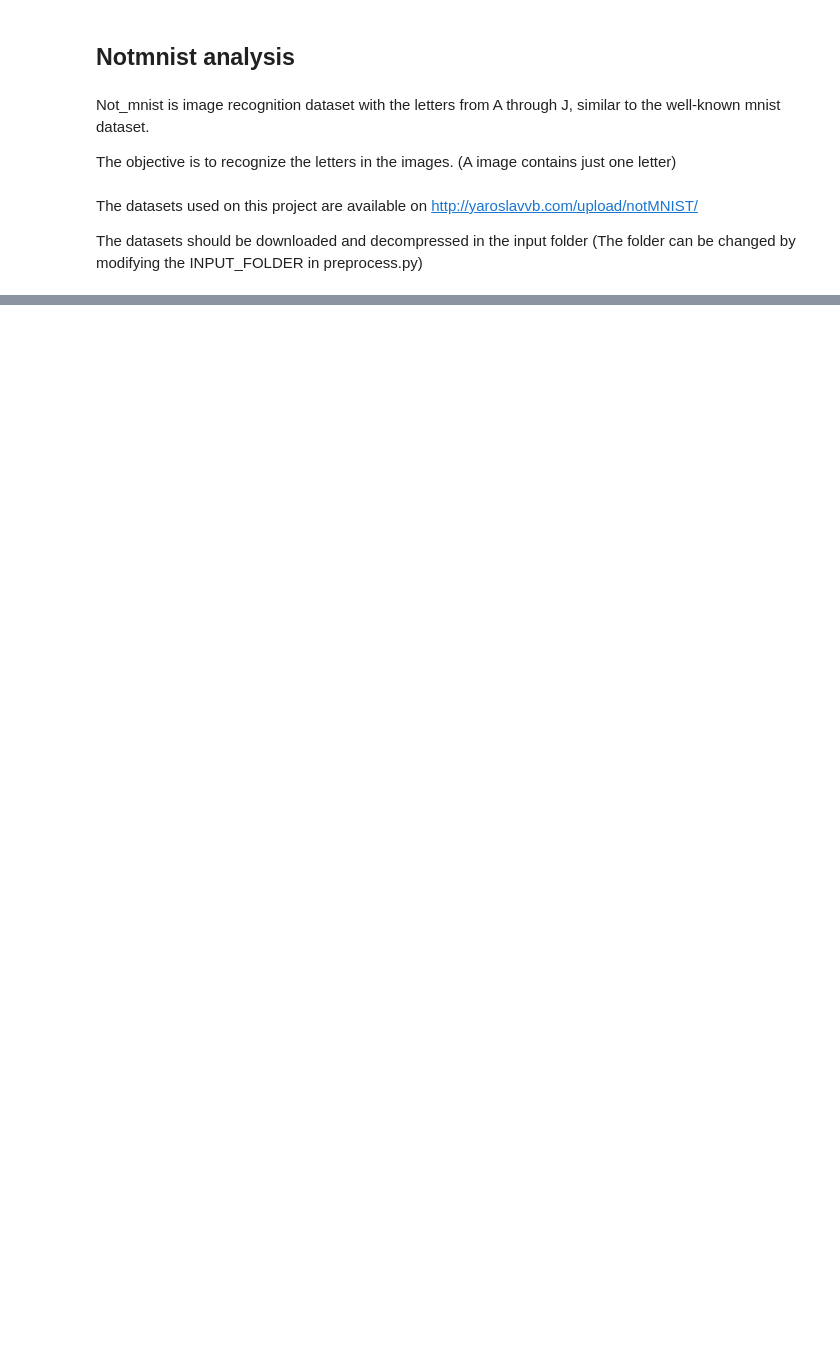
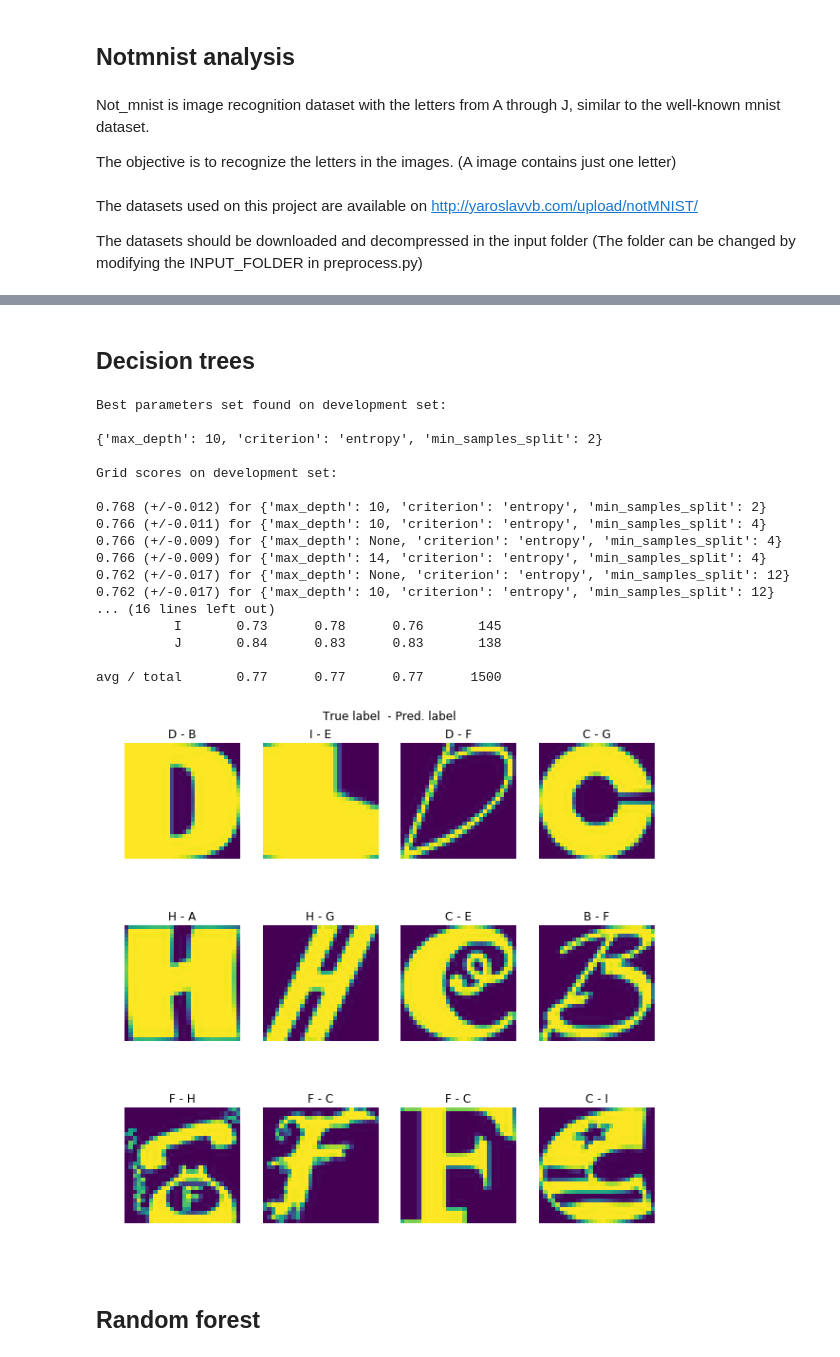
Before and after one commit to mjmora2016/notmnist_python, a Jupyter notebook: NotMNIST.ipynb, the cells around one changed output, grey strips where cells are left out. Cells and saved outputs as stored; diff of their text form; code cells hidden in the pictures; blank space fills up the shorter version.

```diff
--- a/NotMNIST.ipynb
+++ b/NotMNIST.ipynb
@@ -147,0 +252,35 @@ for label, images in image_by_class.items():
+# %% [markdown]
+## Decision trees
+# %%
+from sklearn import tree
+
+
+clf, (y_true, y_pred) = run_model(tree.DecisionTreeClassifier(random_state=0),
+    {
+        'criterion': ['gini', 'entropy'],
+        'min_samples_split': [2, 4, 7, 12],
+        'max_depth': [None, 2, 6, 10, 14]
+    })
+
+display_misclassified_samples(x_test, y_true, y_pred, 12)
+# %% [output]
+Best parameters set found on development set:
+
+{'max_depth': 10, 'criterion': 'entropy', 'min_samples_split': 2}
+
+Grid scores on development set:
+
+0.768 (+/-0.012) for {'max_depth': 10, 'criterion': 'entropy', 'min_samples_split': 2}
+0.766 (+/-0.011) for {'max_depth': 10, 'criterion': 'entropy', 'min_samples_split': 4}
+0.766 (+/-0.009) for {'max_depth': None, 'criterion': 'entropy', 'min_samples_split': 4}
+0.766 (+/-0.009) for {'max_depth': 14, 'criterion': 'entropy', 'min_samples_split': 4}
+0.762 (+/-0.017) for {'max_depth': None, 'criterion': 'entropy', 'min_samples_split': 12}
+0.762 (+/-0.017) for {'max_depth': 10, 'criterion': 'entropy', 'min_samples_split': 12}
+... (16 lines left out)
+          I       0.73      0.78      0.76       145
+          J       0.84      0.83      0.83       138
+
+avg / total       0.77      0.77      0.77      1500
+[figure, added]
+# %% [markdown]
+## Random forest
```
Also changed, not shown: parts of 23 cells of this notebook, 4 other files.
